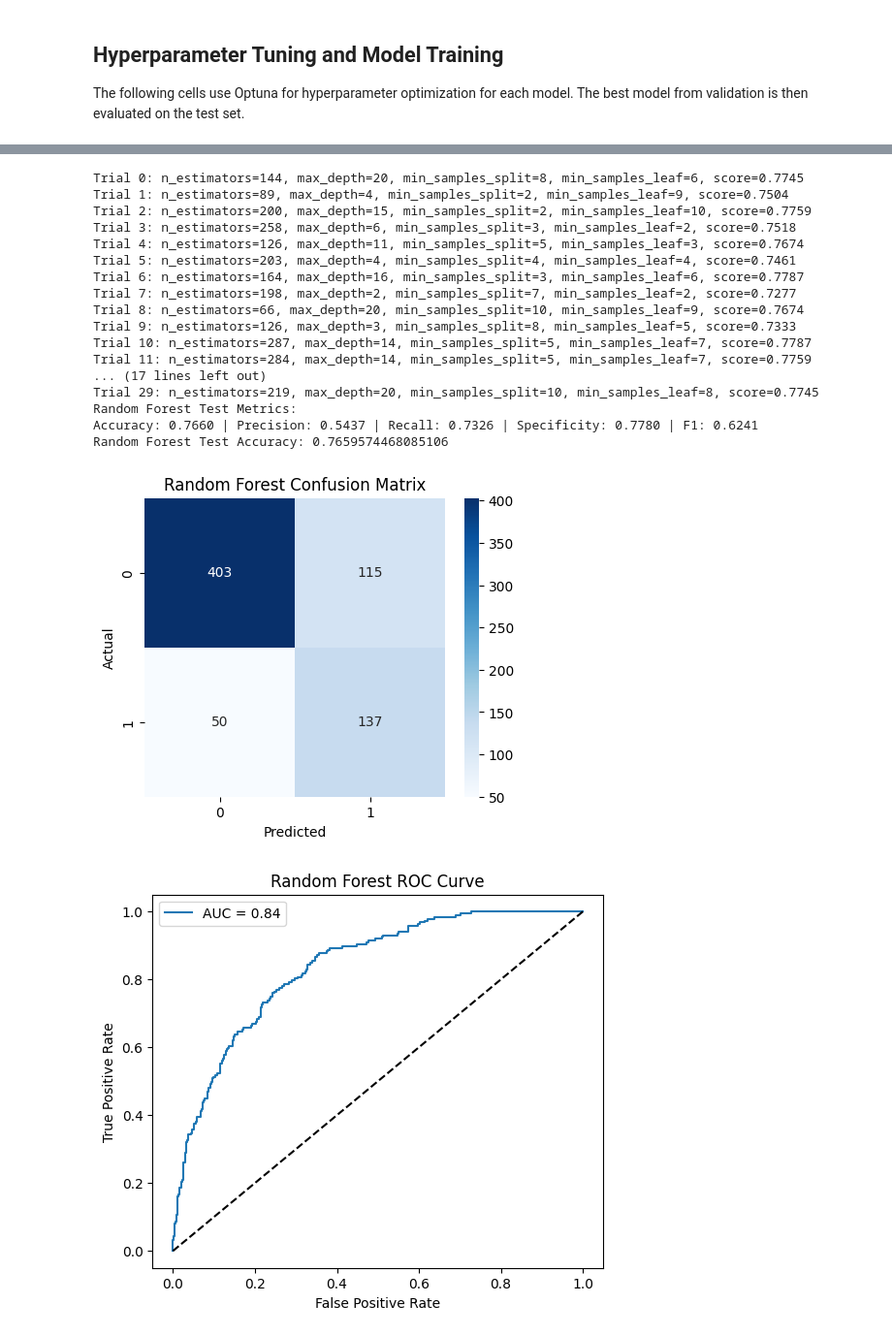
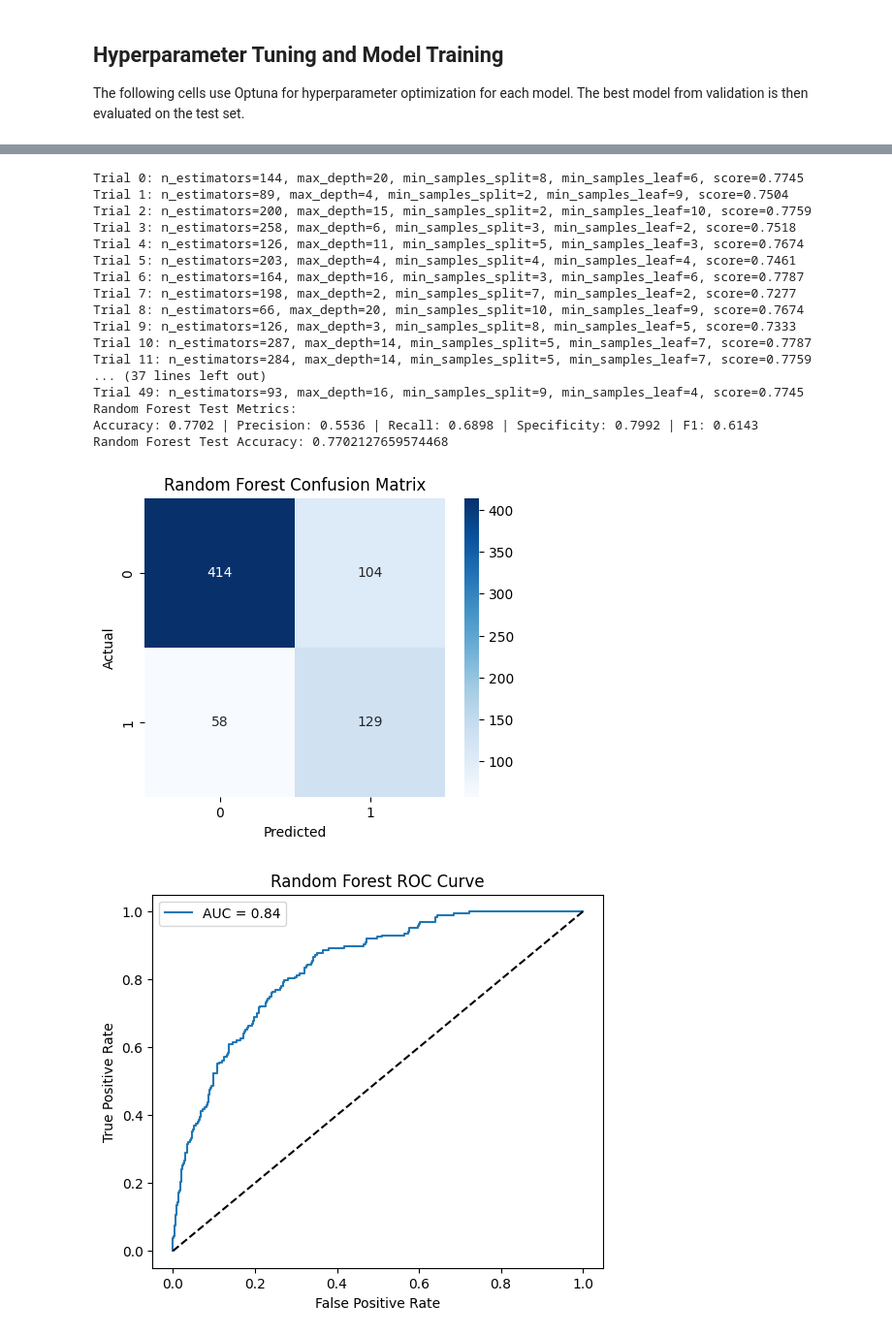
Before and after one commit to shreyaslshah/ecs221, a Jupyter notebook: models-oversampling.ipynb, the cells around one changed output, grey strips where cells are left out. Shown at 97% size. Cells and saved outputs as stored; diff of their text form; code cells hidden in the pictures.

```diff
--- a/models-oversampling.ipynb
+++ b/models-oversampling.ipynb
@@ -337,7 +343,10 @@ def objective_rf(trial):
     return score
 
 study_rf = optuna.create_study(direction='maximize', sampler=optuna.samplers.TPESampler(seed=SEED))
-study_rf.optimize(objective_rf, n_trials=30)
+study_rf.optimize(objective_rf, n_trials=50)
+
+print(f'\nBest Random Forest Hyperparameters: {study_rf.best_params}')
+print(f'Best Validation Accuracy: {study_rf.best_value:.4f}\n')
 
 best_params_rf = study_rf.best_params
 best_rf = RandomForestClassifier(**best_params_rf, random_state=SEED)
@@ -356,39 +365,39 @@ sns.heatmap(cm, annot=True, fmt='d', cmap='Blues')
 plt.title('Random Forest Confusion Matrix')
 plt.xlabel('Predicted')
 plt.ylabel('Actual')
 plt.show()
 
 # ROC Curve and AUC
 fpr, tpr, _ = roc_curve(y_test, y_test_proba_rf, pos_label='Yes')
 auc = roc_auc_score(y_test, y_test_proba_rf)
 plt.figure(figsize=(6,5))
 plt.plot(fpr, tpr, label=f'AUC = {auc:.2f}')
 plt.plot([0,1], [0,1], 'k--')
 plt.xlabel('False Positive Rate')
 plt.ylabel('True Positive Rate')
 plt.title('Random Forest ROC Curve')
 plt.legend()
 plt.show()
 # %% [output]
 Trial 0: n_estimators=144, max_depth=20, min_samples_split=8, min_samples_leaf=6, score=0.7745
 Trial 1: n_estimators=89, max_depth=4, min_samples_split=2, min_samples_leaf=9, score=0.7504
 Trial 2: n_estimators=200, max_depth=15, min_samples_split=2, min_samples_leaf=10, score=0.7759
 Trial 3: n_estimators=258, max_depth=6, min_samples_split=3, min_samples_leaf=2, score=0.7518
 Trial 4: n_estimators=126, max_depth=11, min_samples_split=5, min_samples_leaf=3, score=0.7674
 Trial 5: n_estimators=203, max_depth=4, min_samples_split=4, min_samples_leaf=4, score=0.7461
 Trial 6: n_estimators=164, max_depth=16, min_samples_split=3, min_samples_leaf=6, score=0.7787
 Trial 7: n_estimators=198, max_depth=2, min_samples_split=7, min_samples_leaf=2, score=0.7277
 Trial 8: n_estimators=66, max_depth=20, min_samples_split=10, min_samples_leaf=9, score=0.7674
 Trial 9: n_estimators=126, max_depth=3, min_samples_split=8, min_samples_leaf=5, score=0.7333
 Trial 10: n_estimators=287, max_depth=14, min_samples_split=5, min_samples_leaf=7, score=0.7787
 Trial 11: n_estimators=284, max_depth=14, min_samples_split=5, min_samples_leaf=7, score=0.7759
-... (17 lines left out)
-Trial 29: n_estimators=219, max_depth=20, min_samples_split=10, min_samples_leaf=8, score=0.7745
+... (37 lines left out)
+Trial 49: n_estimators=93, max_depth=16, min_samples_split=9, min_samples_leaf=4, score=0.7745
 Random Forest Test Metrics:
-Accuracy: 0.7660 | Precision: 0.5437 | Recall: 0.7326 | Specificity: 0.7780 | F1: 0.6241
-Random Forest Test Accuracy: 0.7659574468085106
+Accuracy: 0.7702 | Precision: 0.5536 | Recall: 0.6898 | Specificity: 0.7992 | F1: 0.6143
+Random Forest Test Accuracy: 0.7702127659574468
-[figure, old version]
+[figure, new version]
-[figure, old version]
+[figure, new version]
 # %%
 # SVM with Optuna and single validation split, with timeout for each trial
 from sklearn.svm import SVC
```
Also changed, not shown: parts of 7 cells of this notebook, 6 other files.
